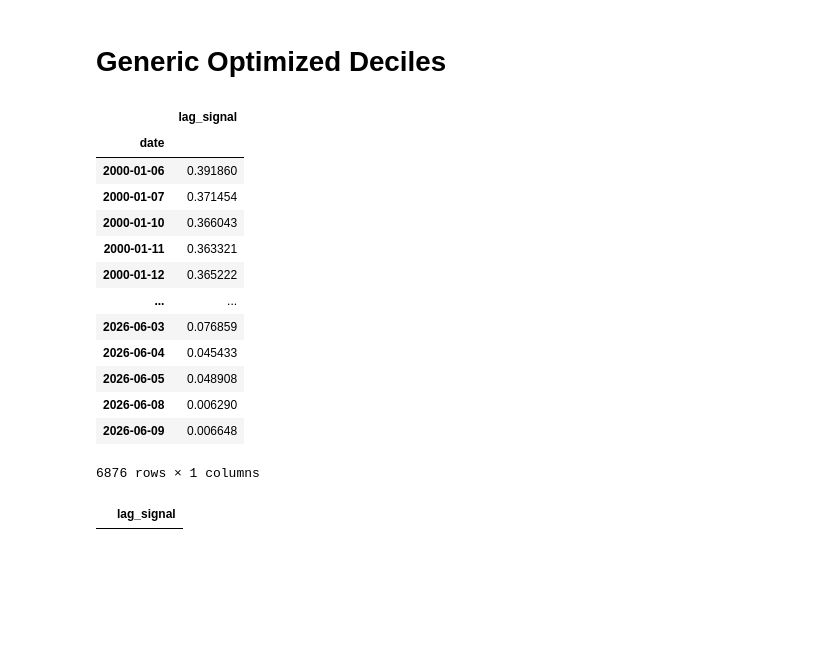
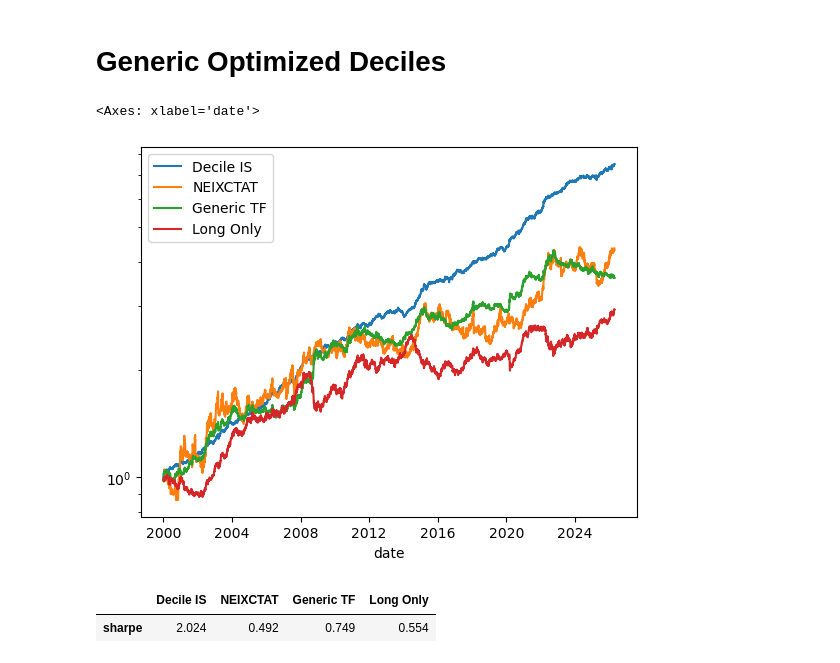
Before and after one commit to diegodalvarez/TrendSystem, a Jupyter notebook: 1GenericModel.ipynb, the cells around one changed output. Saved outputs shown, nothing was run; the diff lists cells and outputs as text; code cells hidden in the pictures; blank space fills up the shorter version.

```diff
--- a/1GenericModel.ipynb
+++ b/1GenericModel.ipynb
@@ -251,27 +302,17 @@ dtype: float64
 # %%
 def _get_decile(df: pd.DataFrame, q: int = 10) -> pd.DataFrame:
 
-    display(df.assign(
-        decile ))
+    df_out = (df.assign(
+        decile = lambda x: pd.qcut(x = x.signal, q = q, labels = [i + 1 for i in range(q)])).
+        shift())
 
-(df_signal.set_index(
-    "date").
-    query("ticker == ticker.min()").
+    return df_out
+
+df_decile = (df_signal.reset_index().melt(
+    id_vars = "date", value_name = "signal").
+    dropna().
+    set_index("date").
     groupby("ticker").
-    apply(_get_decile))
+    apply(_get_decile, include_groups = False).
+    dropna().
+    reset_index())
-# %% [output]
-|  | lag_signal |
-| date |  |
-| 2000-01-06 | 0.391860 |
-| 2000-01-07 | 0.371454 |
-| 2000-01-10 | 0.366043 |
-| 2000-01-11 | 0.363321 |
-| 2000-01-12 | 0.365222 |
-| ... | ... |
-| 2026-06-03 | 0.076859 |
-| 2026-06-04 | 0.045433 |
-| 2026-06-05 | 0.048908 |
-| 2026-06-08 | 0.006290 |
-| 2026-06-09 | 0.006648 |
-6876 rows × 1 columns
-|  | lag_signal |
@@ -277,0 +333,42 @@ def _get_decile(df: pd.DataFrame, q: int = 10) -> pd.DataFrame:
+# %%
+df_raw_rtn = (df_wider_px.pct_change().reset_index().melt(
+    id_vars = "date", value_name = "raw_rtn").
+    dropna())
+# %%
+df_opt = (df_tmp_decile.drop(
+    columns = ["decile"]).
+    groupby(["ticker", "group"]).
+    agg("prod").
+    assign(signal_scaler = lambda x: np.where(x.sharpe > 0, 1, np.nan)).
+    reset_index().
+    drop(columns = ["sharpe"]).
+    merge(right = df_tmp_decile, how = "outer", on = ["group", "ticker"]).
+    merge(right = df_combined, how = "outer", on = ["ticker", "decile"]).
+    merge(right = df_raw_rtn, how = "inner", on = ["date", "ticker"]).
+    assign(signal_rtn = lambda x: np.sign(x.signal_scaler * x.sharpe) * x.raw_rtn))
+# %%
+df_is_decile = (df_opt.pivot(
+    index = "date", columns = "ticker", values = "signal_rtn").
+    apply(lambda x: x * (0.1 / (x.ewm(span = 100, adjust = False).std() * np.sqrt(252)))).
+    apply(lambda x: np.where(np.abs(x) >= 10, np.nan, x)).
+    mean(axis = 1).
+    to_frame(name = "Decile IS"))
+# %%
+df_decile_compare = (df_is_decile.merge(
+    right = df_generic_compare, how = "inner", on = ["date"]))
+# %%
+(df_decile_compare.apply(
+    lambda x: np.cumprod(1 + x)).
+    plot(logy = True))
+# %% [output]
+<Axes: xlabel='date'>
+[figure, added]
+# %%
+(df_decile_compare.agg(
+    lambda x: x.mean() / x.std() * np.sqrt(252)).
+    to_frame(name = "sharpe").
+    T.
+    apply(lambda x: np.round(x,3)))
+# %% [output]
+|  | Decile IS | NEIXCTAT | Generic TF | Long Only |
+| sharpe | 2.024 | 0.492 | 0.749 | 0.554 |
```
Also changed, not shown: parts of 20 cells of this notebook, 2 other files.
